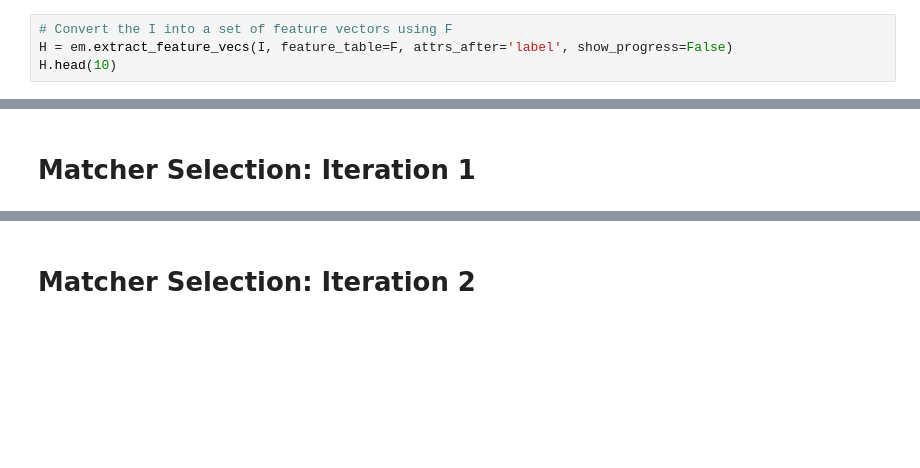
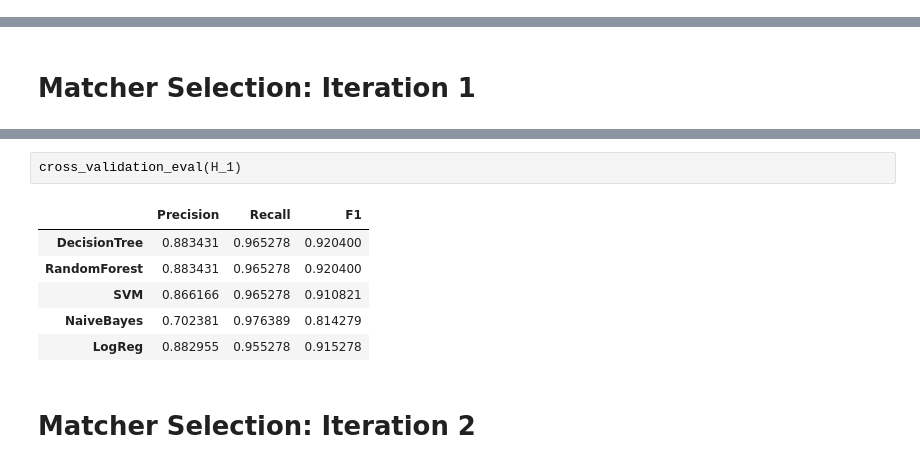
Before and after one commit to malnoxon/board-game-data-science, a Jupyter notebook: stage4/stage4_report.ipynb, the cells around one changed output, grey strips where cells are left out. Drawn from its saved outputs; the diff is of its cells as text; blank space fills up the shorter version.

```diff
--- a/stage4/stage4_report.ipynb
+++ b/stage4/stage4_report.ipynb
@@ -180,4 +155,0 @@ Name: feature_name, dtype: object
-# %%
-# Convert the I into a set of feature vectors using F
-H = em.extract_feature_vecs(I, feature_table=F, attrs_after='label', show_progress=False)
-H.head(10)
@@ -339,2 +222,11 @@ F1: 0.941584
+# %%
+cross_validation_eval(H_1)
+# %% [output]
+|  | Precision | Recall | F1 |
+| DecisionTree | 0.883431 | 0.965278 | 0.920400 |
+| RandomForest | 0.883431 | 0.965278 | 0.920400 |
+| SVM | 0.866166 | 0.965278 | 0.910821 |
+| NaiveBayes | 0.702381 | 0.976389 | 0.814279 |
+| LogReg | 0.882955 | 0.955278 | 0.915278 |
 # %% [markdown]
 # Matcher Selection: Iteration 2
```
Also changed, not shown: parts of 25 cells of this notebook.
